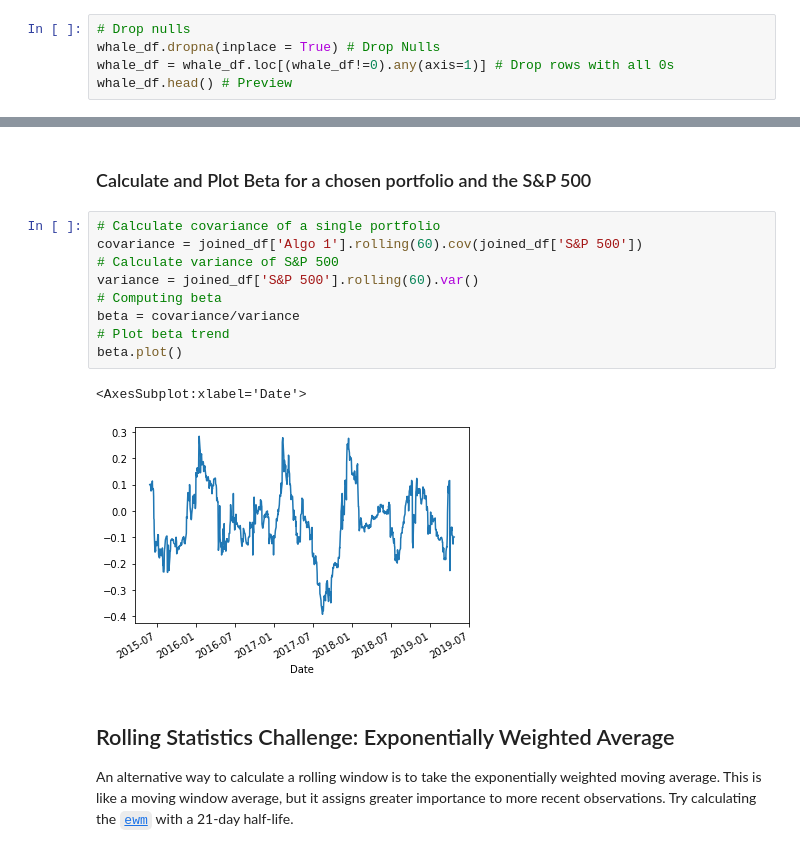
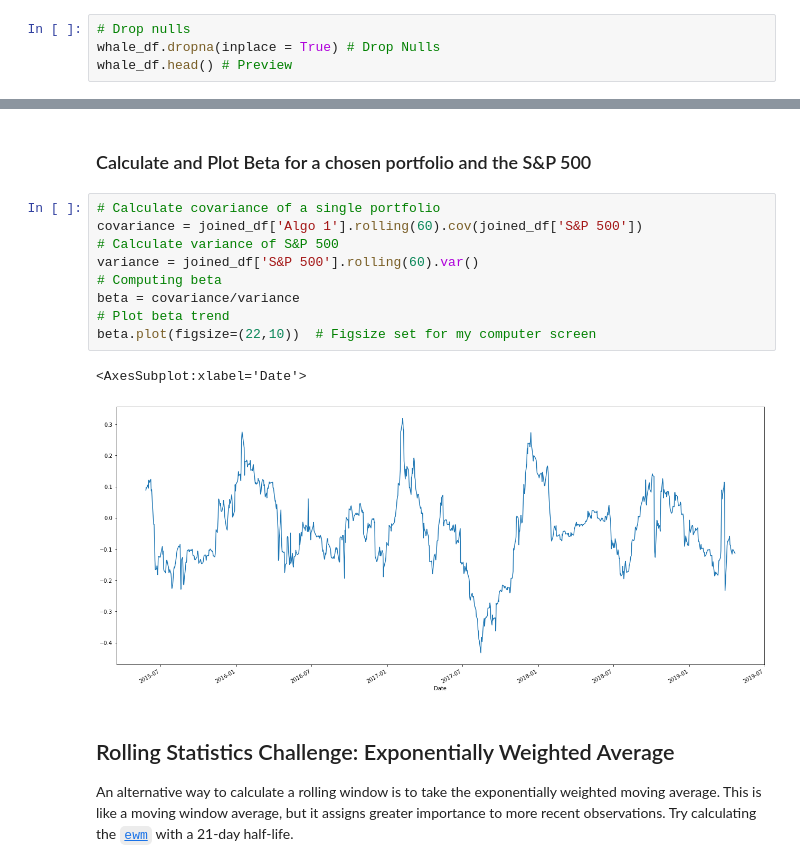
Before and after one commit to tmitrevski/AboutMe, a Jupyter notebook: code/python-homework/Homework 3/whale_analysis.ipynb, the cells around one changed output, grey strips where cells are left out. Saved outputs shown, nothing was run; the diff lists cells and outputs as text.

```diff
--- a/code/python-homework/Homework 3/whale_analysis.ipynb
+++ b/code/python-homework/Homework 3/whale_analysis.ipynb
@@ -48,7 +52,6 @@ print(whale_df.isna().sum().sum()) # Count the number of nulls and sum them all
 # %%
 # Drop nulls
 whale_df.dropna(inplace = True) # Drop Nulls
-whale_df = whale_df.loc[(whale_df!=0).any(axis=1)] # Drop rows with all 0s
 whale_df.head() # Preview
 # %% [output]
 |  | SOROS FUND MANAGEMENT LLC | PAULSON & CO.INC. | TIGER GLOBAL MANAGEMENT LLC | BERKSHIRE HATHAWAY INC |
@@ -287,15 +293,15 @@ sns.heatmap(correlation, vmin=-1, vmax=1)
 # %%
 # Calculate covariance of a single portfolio
 covariance = joined_df['Algo 1'].rolling(60).cov(joined_df['S&P 500'])
 # Calculate variance of S&P 500
 variance = joined_df['S&P 500'].rolling(60).var()
 # Computing beta
 beta = covariance/variance
 # Plot beta trend
-beta.plot()
+beta.plot(figsize=(22,10))  # Figsize set for my computer screen
 # %% [output]
 <AxesSubplot:xlabel='Date'>
-[figure, old version]
+[figure, new version]
 # %% [markdown]
 ## Rolling Statistics Challenge: Exponentially Weighted Average
 
```
Also changed, not shown: parts of 35 cells of this notebook, 2 other files.
